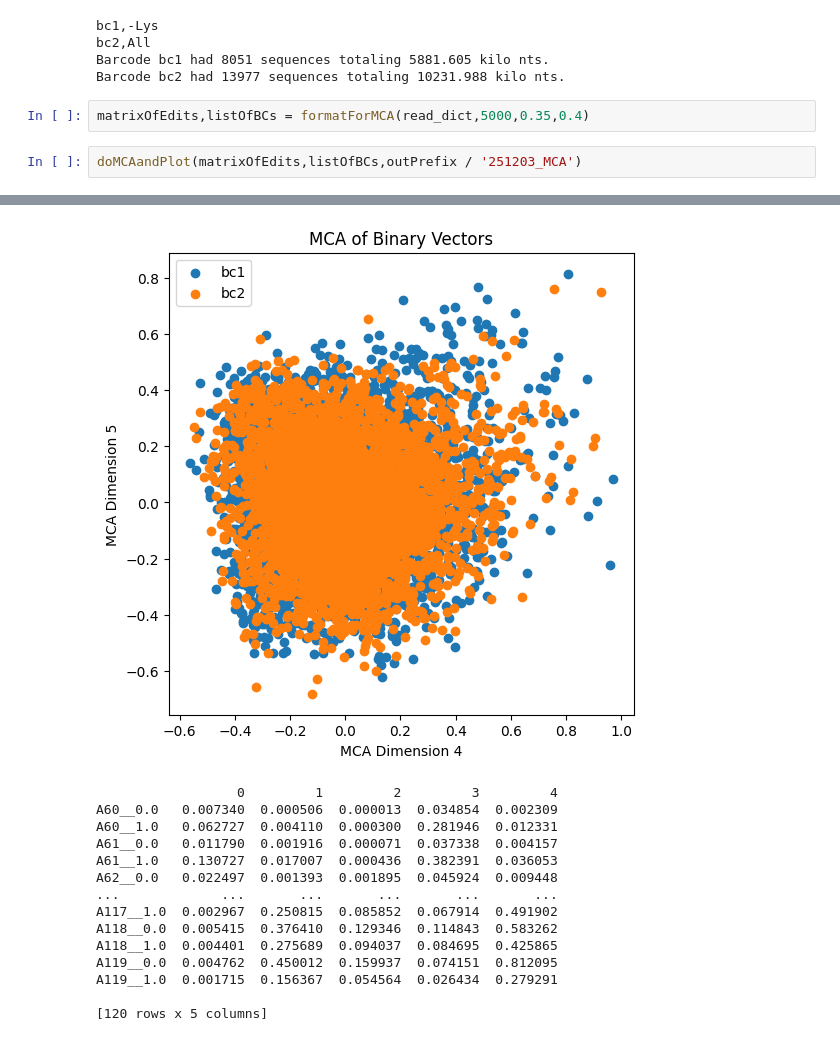
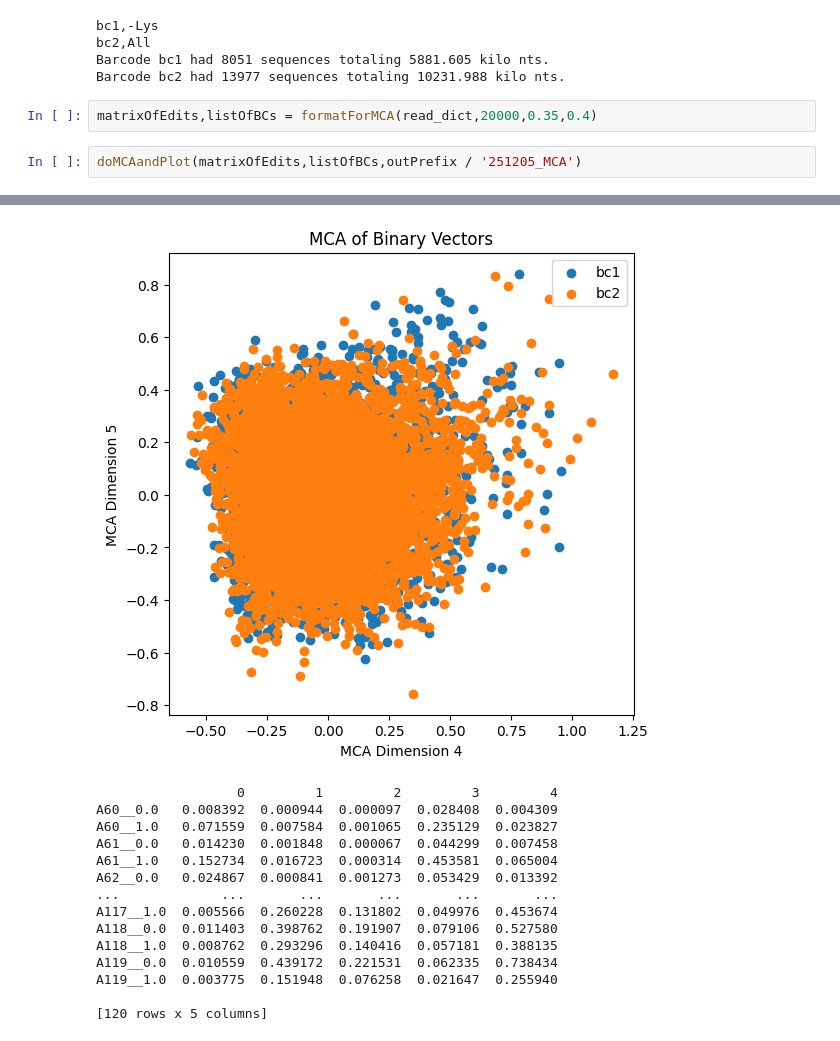
Before and after one commit to lihetran/mRNP_Shadowing, a Jupyter notebook: scripts/JANP-132_Analysis.ipynb, the cells around one changed output, grey strips where cells are left out. Drawn from its saved outputs; the diff is of its cells as text.

```diff
--- a/scripts/JANP-132_Analysis.ipynb
+++ b/scripts/JANP-132_Analysis.ipynb
@@ -228,9 +229,9 @@ bc2,All
 Barcode bc1 had 8051 sequences totaling 5881.605 kilo nts.
 Barcode bc2 had 13977 sequences totaling 10231.988 kilo nts.
 # %%
-matrixOfEdits,listOfBCs = formatForMCA(read_dict,5000,0.35,0.4)
+matrixOfEdits,listOfBCs = formatForMCA(read_dict,20000,0.35,0.4)
 # %%
-doMCAandPlot(matrixOfEdits,listOfBCs,outPrefix / '251203_MCA')
+doMCAandPlot(matrixOfEdits,listOfBCs,outPrefix / '251205_MCA')
 # %% [output]
           eigenvalue % of variance % of variance (cumulative)
 component
@@ -255,15 +256,15 @@ A119__1.0  0.025095  0.191727 -0.087496 -0.052930 -0.159023
-[figure, old version]
+[figure, new version]
                   0         1         2         3         4
-A60__0.0   0.007340  0.000506  0.000013  0.034854  0.002309
-A60__1.0   0.062727  0.004110  0.000300  0.281946  0.012331
-A61__0.0   0.011790  0.001916  0.000071  0.037338  0.004157
-A61__1.0   0.130727  0.017007  0.000436  0.382391  0.036053
-A62__0.0   0.022497  0.001393  0.001895  0.045924  0.009448
+A60__0.0   0.008392  0.000944  0.000097  0.028408  0.004309
+A60__1.0   0.071559  0.007584  0.001065  0.235129  0.023827
+A61__0.0   0.014230  0.001848  0.000067  0.044299  0.007458
+A61__1.0   0.152734  0.016723  0.000314  0.453581  0.065004
+A62__0.0   0.024867  0.000841  0.001273  0.053429  0.013392
 ...             ...       ...       ...       ...       ...
-A117__1.0  0.002967  0.250815  0.085852  0.067914  0.491902
-A118__0.0  0.005415  0.376410  0.129346  0.114843  0.583262
-A118__1.0  0.004401  0.275689  0.094037  0.084695  0.425865
-A119__0.0  0.004762  0.450012  0.159937  0.074151  0.812095
-A119__1.0  0.001715  0.156367  0.054564  0.026434  0.279291
+A117__1.0  0.005566  0.260228  0.131802  0.049976  0.453674
+A118__0.0  0.011403  0.398762  0.191907  0.079106  0.527580
+A118__1.0  0.008762  0.293296  0.140416  0.057181  0.388135
+A119__0.0  0.010559  0.439172  0.221531  0.062335  0.738434
+A119__1.0  0.003775  0.151948  0.076258  0.021647  0.255940
 
 [120 rows x 5 columns]
```
Also changed, not shown: parts of 2 cells of this notebook.
